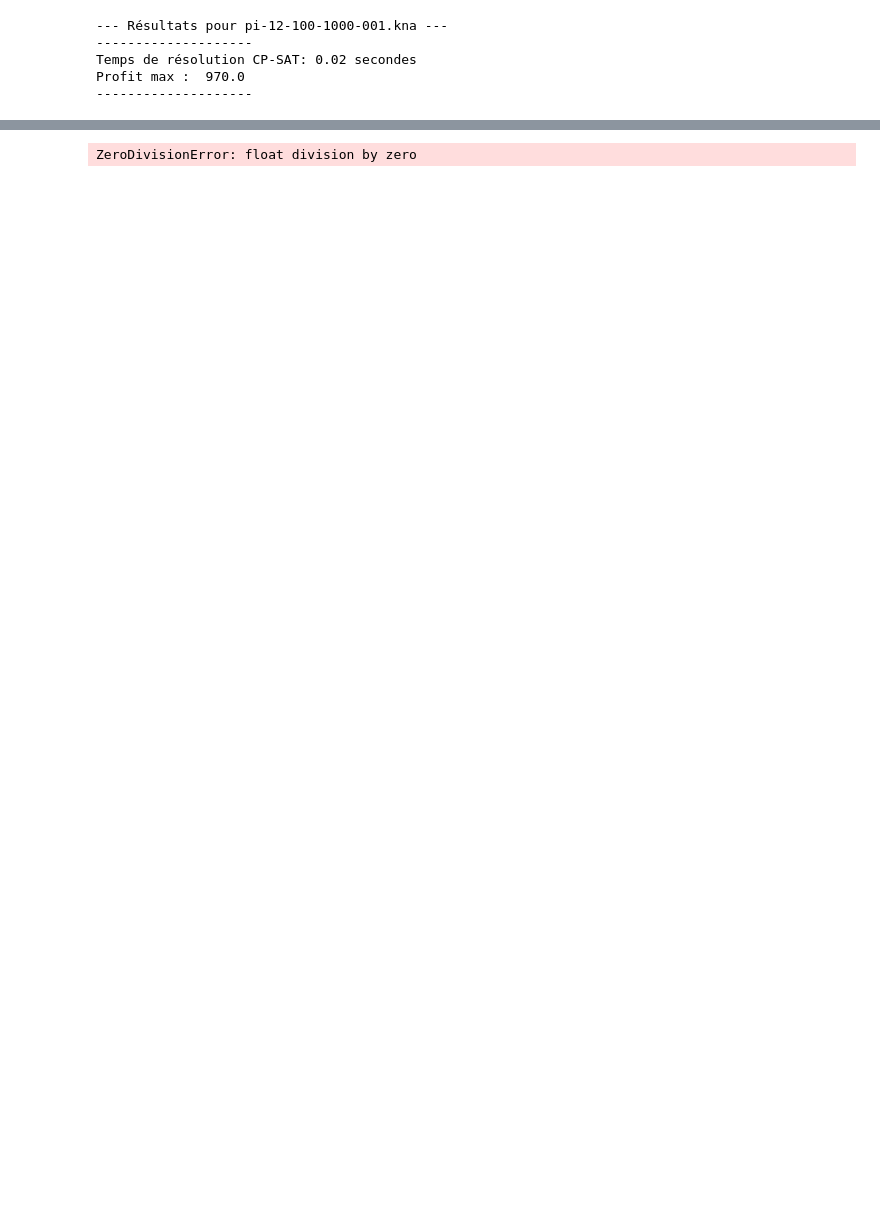
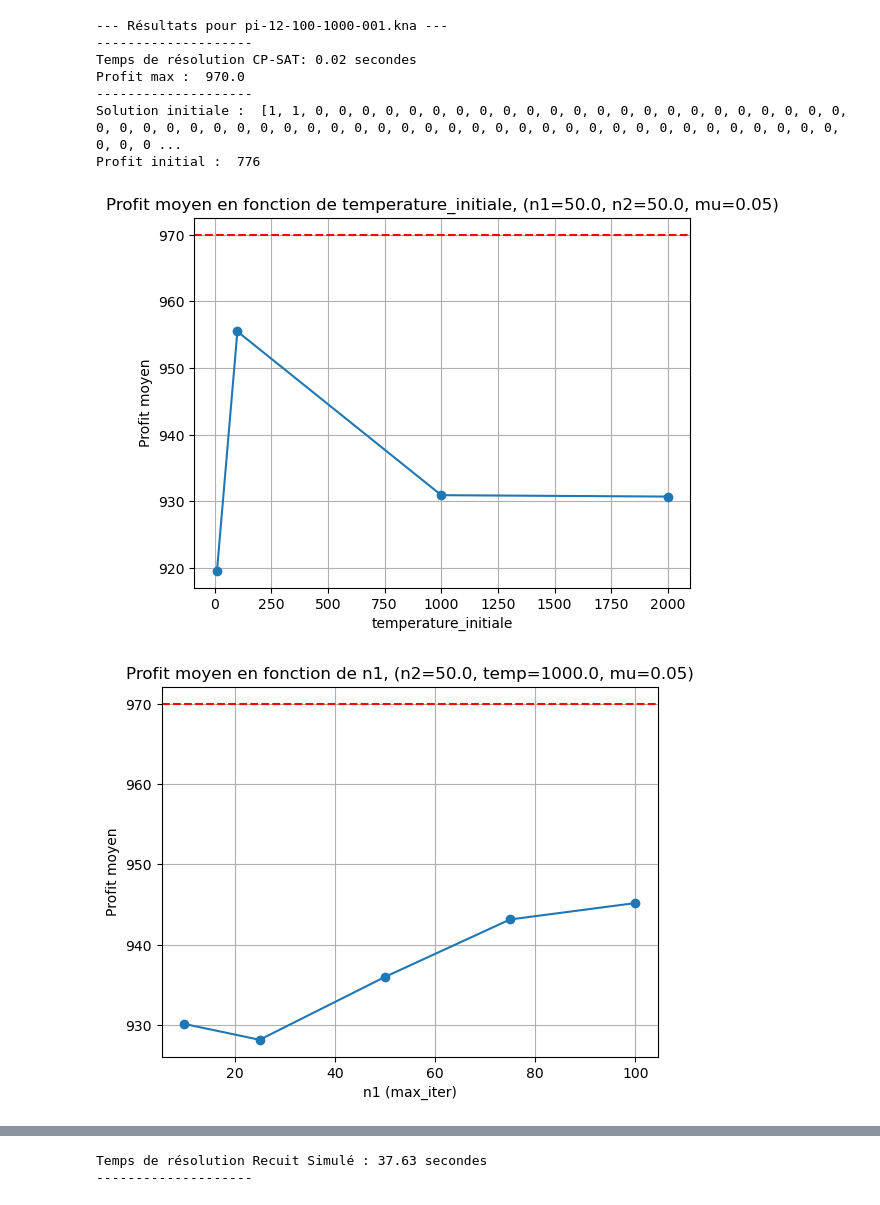
Before and after one commit to Albin0903/knapsack, a Jupyter notebook: projet.ipynb, the cells around one changed output, grey strips where cells are left out. Cells and saved outputs as stored; diff of their text form; code cells hidden in the pictures; blank space fills up the shorter version.

```diff
--- a/projet.ipynb
+++ b/projet.ipynb
@@ -107,7 +107,8 @@ def recuit_simule(liste_items, capacite_max, temperature_initiale, n1, n2, mu, s
     solution = solution_initiale[:]
     meilleur_solution = solution_initiale[:]
     for i in range(n1):
-        temperature = temperature_initiale * (mu ** i)
+        #temperature = temperature_initiale * (mu ** i)
+        temperature = temperature_initiale * (1 - mu)
         for j in range(n2):
             voisin = generer_voisin(solution[:])
             if not verifier_solution(liste_items, voisin, capacite_max):
@@ -123,7 +124,11 @@ def recuit_simule(liste_items, capacite_max, temperature_initiale, n1, n2, mu, s
 def tester_recuit_simule(liste_items, capacite_max, solution_initiale, temperatures_initiales, n1, n2, mus, num_runs):
     results = {}
     total_iterations = len(n1) * len(n2) * len(temperatures_initiales) * len(mus) * num_runs
-    with tqdm(total=total_iterations, desc="Test des paramètres") as pbar_config:
+    var = "n1" if len(n1) != 1 else \
+      "n2" if len(n2) != 1 else \
+      "temperature_initiale" if len(temperatures_initiales) != 1 else \
+      "mu"
+    with tqdm(total=total_iterations, desc=f"Variation de {var} ") as pbar:
         for n1_val in n1:
             for n2_val in n2:
                 for temperature_initiale in temperatures_initiales:
@@ -133,7 +138,7 @@ def tester_recuit_simule(liste_items, capacite_max, solution_initiale, temperatu
                             solution = recuit_simule(liste_items, capacite_max, temperature_initiale, n1_val, n2_val, mu, solution_initiale)
                             profit = -calculer_profit_total(liste_items, solution)
                             profits.append(profit)
-                            pbar_config.update(1)
+                            pbar.update(1)
                         results[(n1_val, n2_val, temperature_initiale, mu)] = profits
     return results
 # %%
@@ -198,10 +210,10 @@ fichiers = [
         'pi-12-100-1000-001.kna',
         #'pi-12-1000-1000-001.kna',
         #'pi-12-10000-1000-001.kna',
-        'pi-13-100-1000-001.kna',
+        #'pi-13-100-1000-001.kna',
         #'pi-13-1000-1000-001.kna',
         #'pi-13-10000-1000-001.kna',
-        'pi-15-100-1000-001.kna',
+        #'pi-15-100-1000-001.kna',
         #'pi-15-1000-1000-001.kna',
         #'pi-15-10000-1000-001.kna'
     ]
@@ -224,53 +236,65 @@ mus = [0.01, 0.1, 0.25]
 # n2 = 1000
 # mu = 0.1
 # print("Paramètres : n1 = ", n1, ", n2 = ", n2, ", mu = ", mu)
 # result = recuit_simule(liste_items, capacite_max, temperature_initiale, n1, n2, mu, solution_initiale)
 # print("Profit total : ", -calculer_profit_total(liste_items, result))
 
-temperatures_initiales = [10, 100, 1000]
-n1 = [10, 100, 1000]
-n2 = [10, 100, 1000]
-mus = [0.01, 0.1, 0.25]
+temperatures_initiales = [10, 100, 1000, 2000]
+n1 = [10, 25, 50, 75, 100]
+n2 = [10, 25, 50, 75, 100]
+mus = [0.05]
+
+temperatures_initiales_default = [1000]
+n1_default = [50]
+n2_default = [50]
+mus_default = [0.05]
+
+# on va plutot tester 1 paramètre à la fois, pour voir l'impact de chaque paramètre
+# les autres paramètres seront fixés à une valeur par défaut
+# n1 = 100, n2 = 1000, temperature_initiale = 1000, mu = 0.1
+
 
 for fichier in fichiers:
     print(f"\n--- Résultats pour {fichier} ---")
     print("-" * 20)
     capacite_max, liste_items = lire_fichier(fichier)
     #print("Capacité max = ", capacite_max)
     start_time = time.time()
     profit_max = solve_knapsack_cp_sat(capacite_max, liste_items)
     end_time = time.time()
     print(f"Temps de résolution CP-SAT: {end_time - start_time:.2f} secondes")
     print("Profit max : ", profit_max)
     print("-" * 20)
 
-    start_time = time.time()
     liste_items = sort_items(liste_items)
     solution_initiale = f_solution_initiale(liste_items, capacite_max)
+    print("Solution initiale : ", solution_initiale)
+    profit_initial = calculer_profit_total(liste_items, solution_initiale)
+    poids_initial = calculer_poids_total(liste_items, solution_initiale)
+    print("Profit initial : ", -profit_initial)
     #print("Solution initiale : ", solution_initiale)
-    results = tester_recuit_simule(liste_items, capacite_max, solution_initiale, temperatures_initiales, n1, n2, mus, 10)
+    # results = tester_recuit_simule(liste_items, capacite_max, solution_initiale, temperatures_initiales, n1, n2, mus, 10)
+    # variation de la température initiale
+    start_time = time.time()
+    results_temp = tester_recuit_simule(liste_items, capacite_max, solution_initiale, temperatures_initiales, n1_default, n2_default, mus_default, 100)
+    afficher_graphes_parametres(results_temp, n1_default, n2_default, temperatures_initiales, mus_default, "temp", profit_max)
+    results_n1 = tester_recuit_simule(liste_items, capacite_max, solution_initiale, temperatures_initiales_default, n1, n2_default, mus_default, 100)
+    afficher_graphes_parametres(results_n1, n1, n2_default, temperatures_initiales_default, mus_default, "n1", profit_max)
+    results_n2 = tester_recuit_simule(liste_items, capacite_max, solution_initiale, temperatures_initiales_default, n1_default, n2, mus_default, 100)
+    afficher_graphes_parametres(results_n2, n1_default, n2, temperatures_initiales_default, mus_default, "n2", profit_max)
+    # results_mu = tester_recuit_simule(liste_items, capacite_max, solution_initiale, temperatures_initiales_default, n1_default, n2_default, mus, 100)
+    # afficher_graphes_parametres(results_mu, n1_default, n2_default, temperatures_initiales_default, mus, "mu", profit_max)
     end_time = time.time()
-    print(f"Temps de résolution Recuit Simulé: {end_time - start_time:.2f} secondes")
+    print(f"Temps de résolution Recuit Simulé : {end_time - start_time:.2f} secondes")
     print("-" * 20)
-    afficher_graphes_parametres(results, temperatures_initiales, n1, n2, mus)
-
-    profits_moy = []
-    for params, profits in results.items():
-        profit_moy = sum(profits) / len(profits)
-        profits_moy.append((profit_moy, params, profits))
-
-    profits_moy.sort(key=lambda x: x[0], reverse=True)
-    profits_moy = profits_moy[:5]  # Top 5 configurations
-    print("\n--- Top 5 configurations ---")
-    for profit_moy, params, profits in profits_moy:
-        print(f"Parameters: max_iter={params[0]}, temp_init={params[1]}, alpha={params[2]}")
-        print(f"  Moyenne : {profit_moy}")
-        print(f"  Profits : {profits}")
-        print(f"  Ecart-type: {math.sqrt(sum([(x - profit_moy)**2 for x in profits]) / len(profits))}")
-        print("-" * 20)
+    #afficher_graphes_parametres(results, temperatures_initiales, n1, n2, mus)
 # %% [output]
 --- Résultats pour pi-12-100-1000-001.kna ---
 --------------------
 Temps de résolution CP-SAT: 0.02 secondes
 Profit max :  970.0
 --------------------
+Solution initiale :  [1, 1, 0, 0, 0, 0, 0, 0, 0, 0, 0, 0, 0, 0, 0, 0, 0, 0, 0, 0, 0, 0, 0, 0, 0, 0, 0, 0, 0, 0, 0, 0, 0, 0, 0, 0, 0, 0, 0, 0, 0, 0, 0, 0, 0, 0, 0, 0, 0, 0, 0, 0, 0, 0, 0, 0, 0, 0, 0, 0 ...
+Profit initial :  776
+[figure, added]
+[figure, added]
@@ -277 +302,2 @@ Profit max :  970.0
-ZeroDivisionError: float division by zero
+Temps de résolution Recuit Simulé : 37.63 secondes
+--------------------
```
Also changed, not shown: parts of 3 cells of this notebook.
